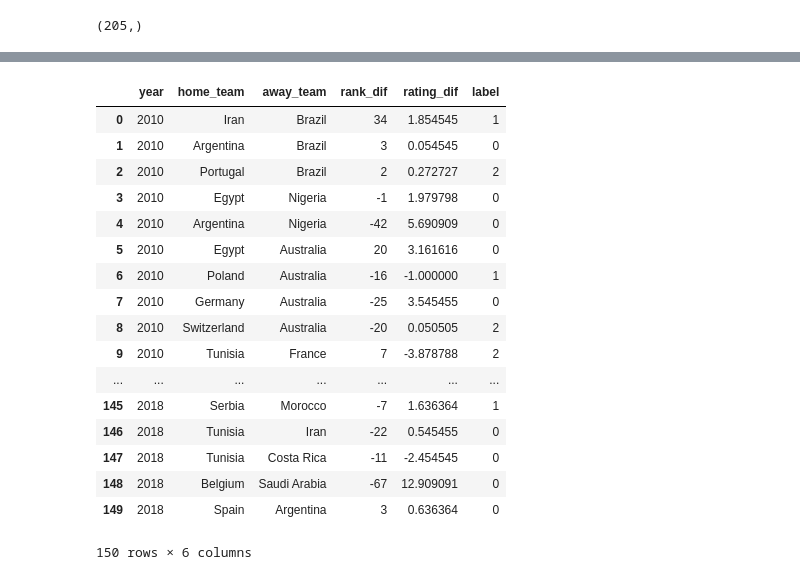
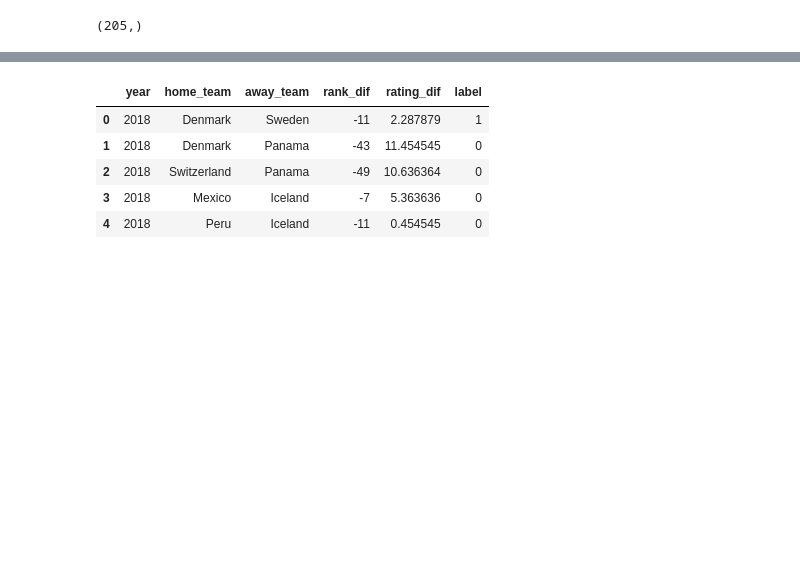
Before and after one commit to ReDI-School/python-data-science, a Jupyter notebook: world_cup_champion_forecast/Project Fifa.ipynb, the cells around one changed output, grey strips where cells are left out. Drawn from its saved outputs; the diff is of its cells as text; code cells hidden in the pictures; blank space fills up the shorter version.

```diff
--- a/world_cup_champion_forecast/Project Fifa.ipynb
+++ b/world_cup_champion_forecast/Project Fifa.ipynb
@@ -190,5 +217,5 @@ fifa_reset2.head()
 # %%
-team_features=fifarank.merge(fifa_reset2, left_on="Team", right_on="nation", how='inner')
+team_features=fifarank.merge(fifa_reset2, left_on=['nation','year'], right_on=['nation','year'], how='inner')
 team_features['nation'].unique()
 # %% [output]
 array(['Russia', 'Brazil', 'Iran', 'Japan', 'Mexico', 'Belgium',
@@ -198,6 +225,6 @@ array(['Russia', 'Brazil', 'Iran', 'Japan', 'Mexico', 'Belgium',
        'Senegal', 'Morocco', 'Tunisia', 'Switzerland', 'Croatia',
        'Sweden', 'Denmark', 'Australia', 'Peru'], dtype=object)
 # %%
-team_fer=team_features.loc[:,['Team', 'Fifa Ranking', 'year', 'rating']]
+team_fer=team_features.loc[:,['nation', 'Fifa Ranking', 'year', 'rating']]
 team_fer.head()
 # %% [output]
@@ -218,5 +247,5 @@ fifa3.head()
 | 31411 | Yemen | Tajikistan | 2010 | 1 |
 | 31412 | Angola | Gambia | 2010 | 2 |
 # %%
-fifa4=fifa3.merge(team_fer, left_on=["home_team", "date1"], right_on=["Team", "year"], how='inner')
+fifa4=fifa3.merge(team_fer, left_on=["home_team", "date1"], right_on=["nation", "year"], how='inner')
 # %%
@@ -234,7 +263,7 @@ fifa3['home_team'].unique().shape
 # %%
 fifa5=fifa4.rename(columns={'Fifa Ranking': "home_rank", 'rating': 'home_rating'})
 # %%
-fifa6=fifa5.merge(team_fer, left_on=["away_team", "date1"], right_on=["Team", "year"], how='inner')
+fifa6=fifa5.merge(team_fer, left_on=["away_team", "date1"], right_on=["nation", "year"], how='inner')
 # %%
 fifa7=fifa6.rename(columns={'Fifa Ranking': "away_rank", 'rating': 'away_rating', 'date1': 'year'})
 fifa7.head()
@@ -270,25 +299,13 @@ fifa8["rating_dif"]=fifa8.home_rating-fifa8.away_rating
 # %%
 fifa9=fifa8.loc[:,["year", "home_team", "away_team", "rank_dif", "rating_dif", "label"]]
 # %%
-fifa9
+fifa9.head()
 # %% [output]
 |  | year | home_team | away_team | rank_dif | rating_dif | label |
-| 0 | 2010 | Iran | Brazil | 34 | 1.854545 | 1 |
-| 1 | 2010 | Argentina | Brazil | 3 | 0.054545 | 0 |
-| 2 | 2010 | Portugal | Brazil | 2 | 0.272727 | 2 |
-| 3 | 2010 | Egypt | Nigeria | -1 | 1.979798 | 0 |
-| 4 | 2010 | Argentina | Nigeria | -42 | 5.690909 | 0 |
-| 5 | 2010 | Egypt | Australia | 20 | 3.161616 | 0 |
-| 6 | 2010 | Poland | Australia | -16 | -1.000000 | 1 |
-| 7 | 2010 | Germany | Australia | -25 | 3.545455 | 0 |
-| 8 | 2010 | Switzerland | Australia | -20 | 0.050505 | 2 |
-| 9 | 2010 | Tunisia | France | 7 | -3.878788 | 2 |
-| ... | ... | ... | ... | ... | ... | ... |
-| 145 | 2018 | Serbia | Morocco | -7 | 1.636364 | 1 |
-| 146 | 2018 | Tunisia | Iran | -22 | 0.545455 | 0 |
-| 147 | 2018 | Tunisia | Costa Rica | -11 | -2.454545 | 0 |
-| 148 | 2018 | Belgium | Saudi Arabia | -67 | 12.909091 | 0 |
-| 149 | 2018 | Spain | Argentina | 3 | 0.636364 | 0 |
+| 0 | 2018 | Denmark | Sweden | -11 | 2.287879 | 1 |
+| 1 | 2018 | Denmark | Panama | -43 | 11.454545 | 0 |
+| 2 | 2018 | Switzerland | Panama | -49 | 10.636364 | 0 |
+| 3 | 2018 | Mexico | Iceland | -7 | 5.363636 | 0 |
+| 4 | 2018 | Peru | Iceland | -11 | 0.454545 | 0 |
-150 rows × 6 columns
 # %%
 fifa9.to_csv("Training_fifa2.csv",index=False)
```
Also changed, not shown: parts of 38 cells of this notebook, 4 other files.
